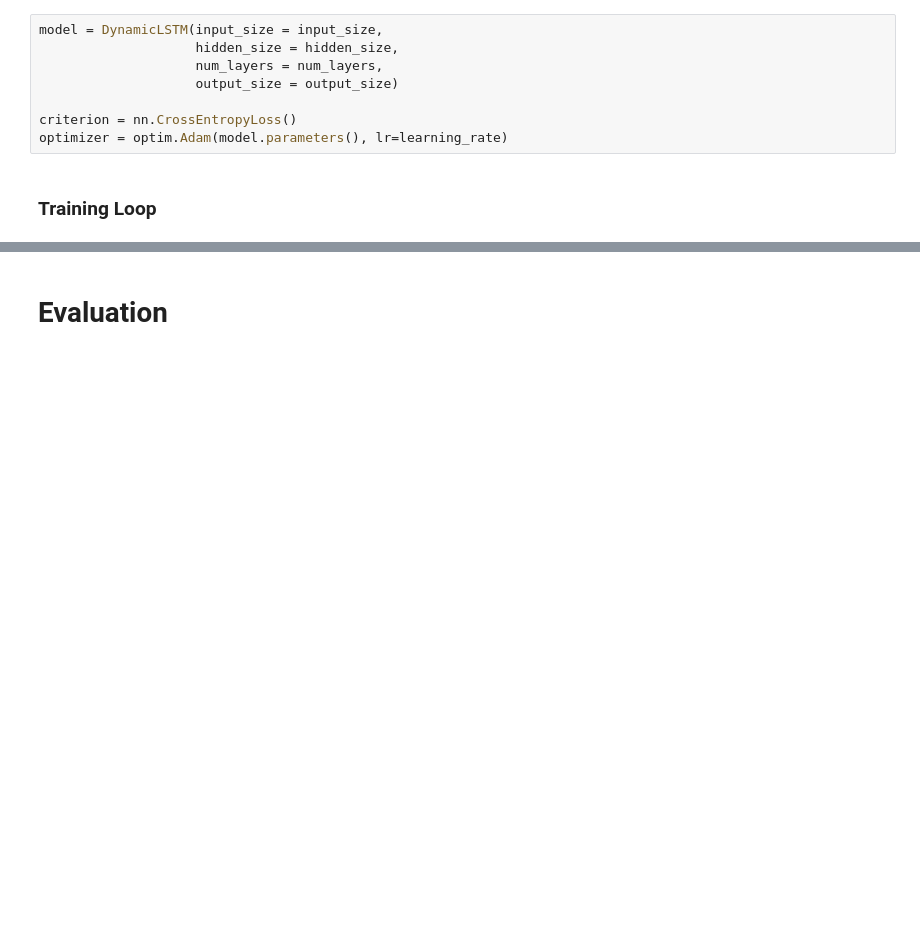
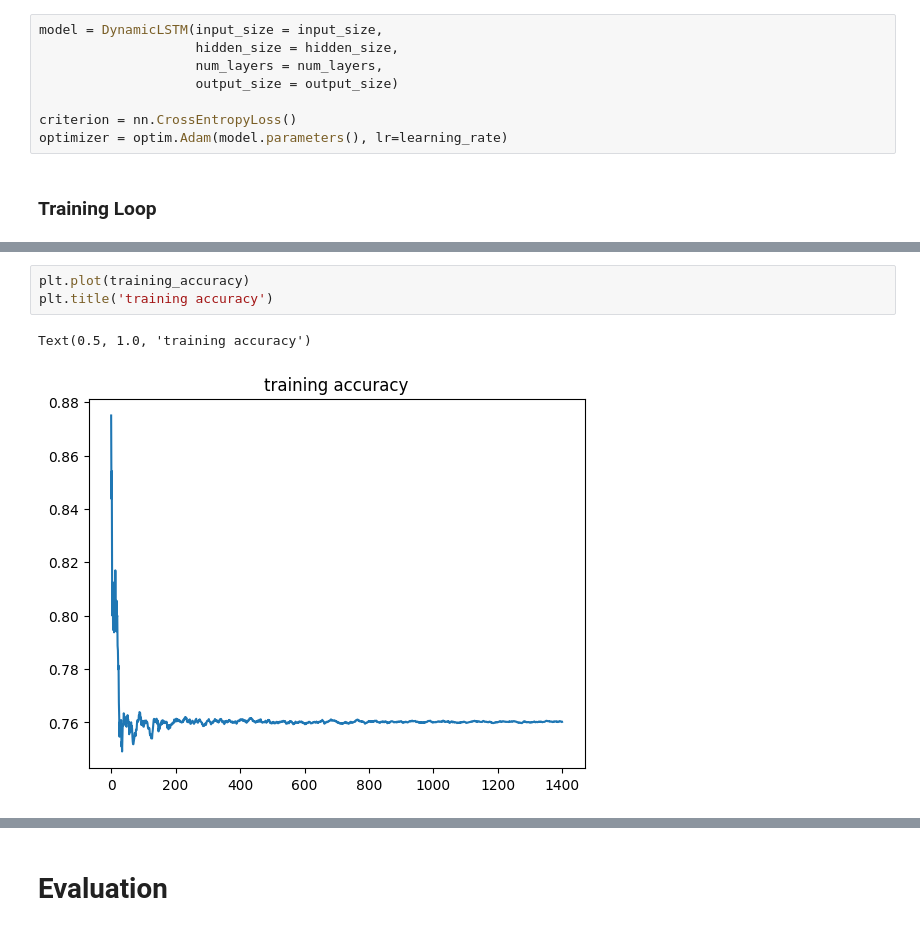
Before and after one commit to kmazurczyk/power-grid-time-series-classification, a Jupyter notebook: models/LSTM-RNN.ipynb, the cells around one changed output, grey strips where cells are left out. Cells and saved outputs as stored; diff of their text form; blank space fills up the shorter version.

```diff
--- a/models/LSTM-RNN.ipynb
+++ b/models/LSTM-RNN.ipynb
@@ -222,0 +218,6 @@ print(category_from_output(output))
+# %%
+plt.plot(training_accuracy)
+plt.title('training accuracy')
+# %% [output]
+Text(0.5, 1.0, 'training accuracy')
+[figure, added]
```
Also changed, not shown: parts of 13 cells of this notebook, 2 other files.
